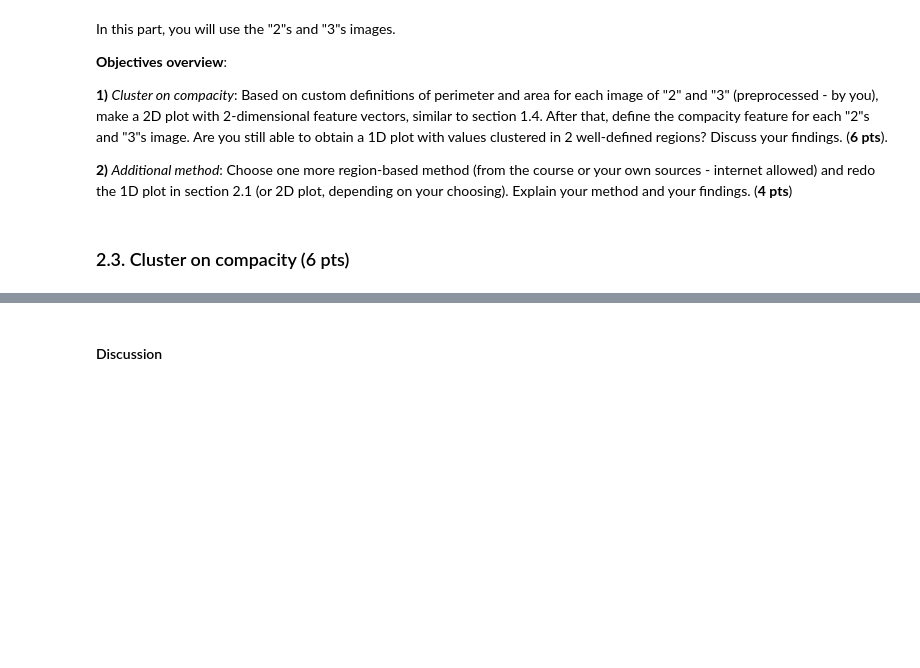
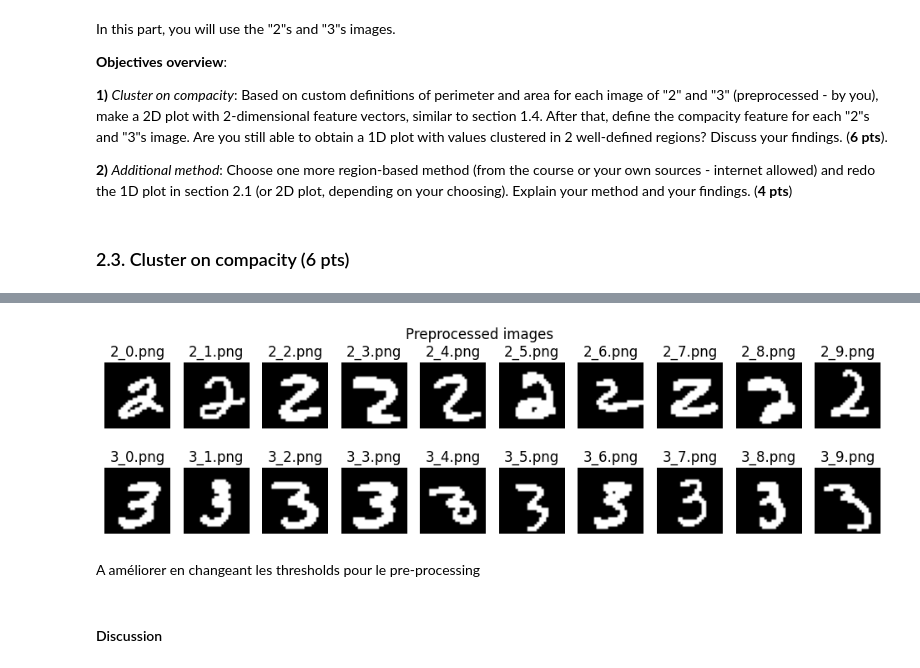
Before and after one commit to LTS5/iapr, a Jupyter notebook: labs/lab_02_object_description.ipynb, the cells around one changed output, grey strips where cells are left out. Saved outputs shown, nothing was run; the diff lists cells and outputs as text; code cells hidden in the pictures; blank space fills up the shorter version.

```diff
--- a/labs/lab_02_object_description.ipynb
+++ b/labs/lab_02_object_description.ipynb
@@ -388,2 +551,20 @@ In this part, you will use the "2"s and "3"s images.
+# %%
+#Visualize results of preprocessing:
+# Plot images
+fig, axes = plt.subplots(2, len(zeros), figsize=(12, 3))
+for ax, im, nm in zip(axes[0], twos, twos_names):
+    ax.imshow(im, cmap='gray')
+    ax.axis('off')
+    ax.set_title(nm)
+for ax, im, nm in zip(axes[1], threes, threes_names):
+    ax.imshow(im, cmap='gray')
+    ax.axis('off')
+    ax.set_title(nm)
+fig.suptitle("Preprocessed images")
+plt.show()
+# %% [output]
+[figure, added]
+# %% [markdown]
+A améliorer en changeant les thresholds pour le pre-processing
 # %%
 # TODO: Fill the arrays below with the perimeter and area as features for "2"s and "3"s images
```
Also changed, not shown: parts of 17 cells of this notebook.
